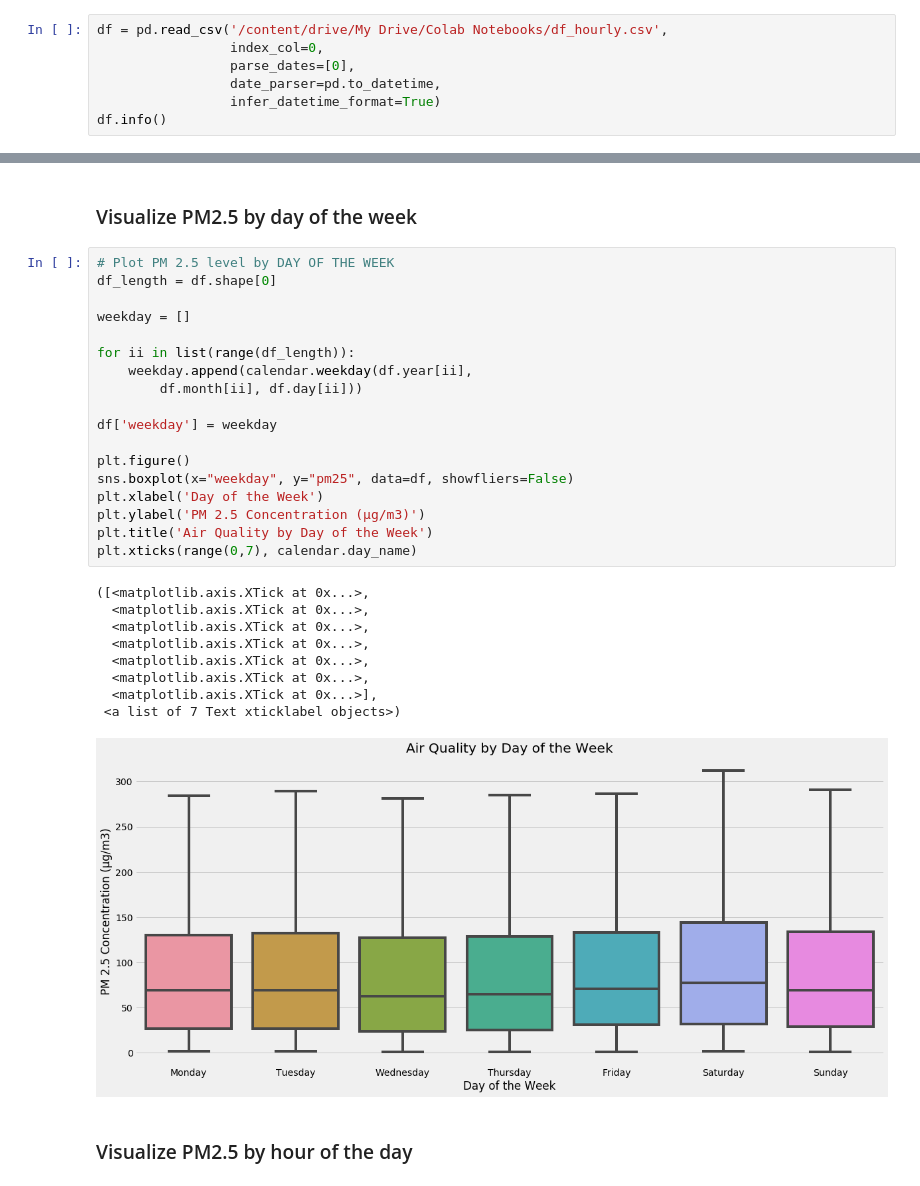
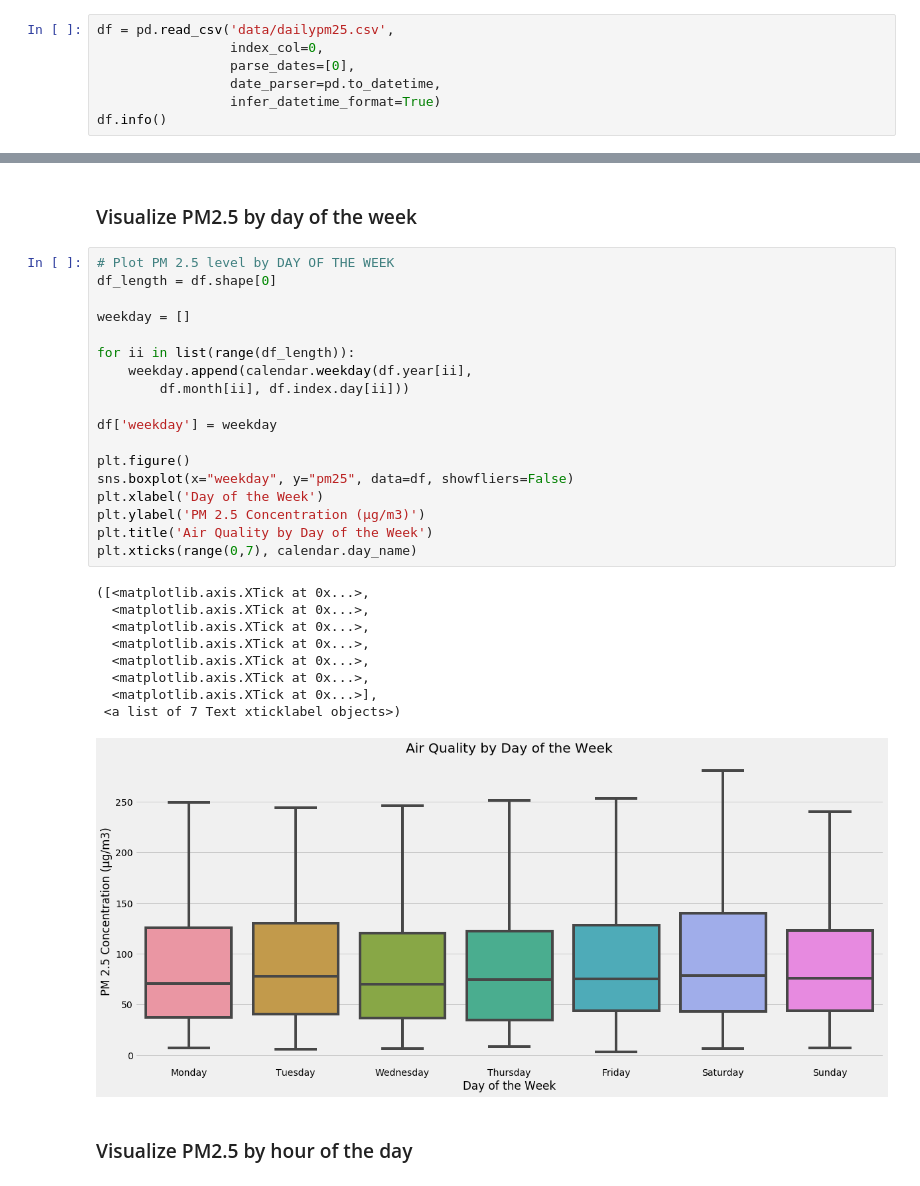
Before and after one commit to kevinlimk/BeijingPM2.5, a Jupyter notebook: 02_eda.ipynb, the cells around one changed output, grey strips where cells are left out. Cells and saved outputs as stored; diff of their text form.

```diff
--- a/02_eda.ipynb
+++ b/02_eda.ipynb
@@ -30,7 +24,7 @@ Mounted at /content/drive
 # %% [markdown]
 ### Load cleaned data set
 # %%
-df = pd.read_csv('/content/drive/My Drive/Colab Notebooks/df_hourly.csv',
+df = pd.read_csv('data/dailypm25.csv',
                  index_col=0,
                  parse_dates=[0],
                  date_parser=pd.to_datetime,
@@ -145,30 +128,30 @@ plt.xticks(range(0,12), calendar.month_abbr[1:13])
 # %%
 # Plot PM 2.5 level by DAY OF THE WEEK
 df_length = df.shape[0]
 
 weekday = []
 
 for ii in list(range(df_length)):
     weekday.append(calendar.weekday(df.year[ii],
-        df.month[ii], df.day[ii]))
+        df.month[ii], df.index.day[ii]))
 
 df['weekday'] = weekday
 
 plt.figure()
 sns.boxplot(x="weekday", y="pm25", data=df, showfliers=False)
 plt.xlabel('Day of the Week')
 plt.ylabel('PM 2.5 Concentration (μg/m3)')
 plt.title('Air Quality by Day of the Week')
 plt.xticks(range(0,7), calendar.day_name)
 # %% [output]
 ([<matplotlib.axis.XTick at 0x...>,
   <matplotlib.axis.XTick at 0x...>,
   <matplotlib.axis.XTick at 0x...>,
   <matplotlib.axis.XTick at 0x...>,
   <matplotlib.axis.XTick at 0x...>,
   <matplotlib.axis.XTick at 0x...>,
   <matplotlib.axis.XTick at 0x...>],
  <a list of 7 Text xticklabel objects>)
-[figure, old version]
+[figure, new version]
 # %% [markdown]
 ### Visualize PM2.5 by hour of the day
```
Also changed, not shown: parts of 12 cells of this notebook, 4 other files.
